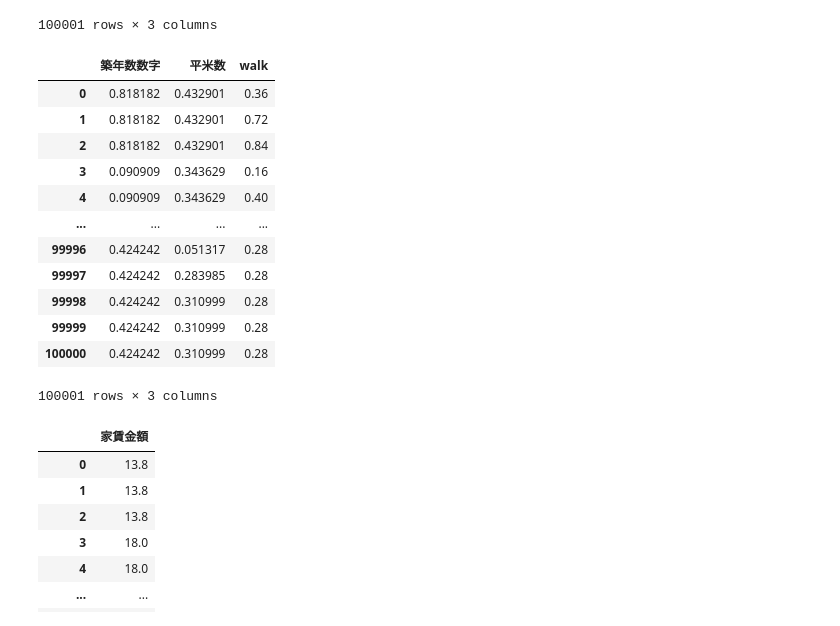
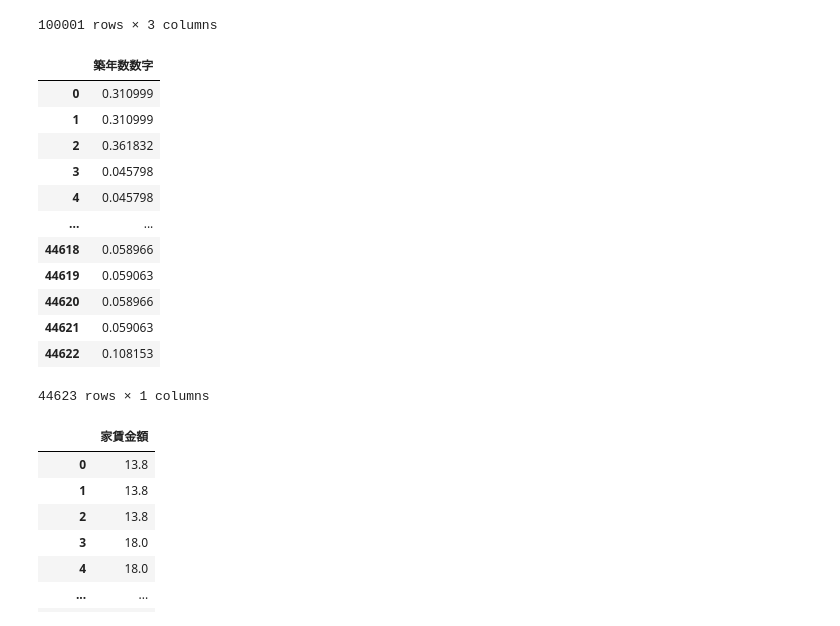
Before and after one commit to xxNaokixx/RealEstate-Aanlytics, a Jupyter notebook: tech0-suumo.ipynb, the cells around one changed output. Saved outputs shown, nothing was run; the diff lists cells and outputs as text; code cells hidden in the pictures.

```diff
--- a/tech0-suumo.ipynb
+++ b/tech0-suumo.ipynb
@@ -417,6 +406,12 @@ train_test
 | 99999 | 14 | 53.13 | 9 |
 | 100000 | 14 | 53.13 | 9 |
 100001 rows × 3 columns
+# %%
+test_test = test["平米数"]
+test_test2 = pd.DataFrame(test_test)
+test_test2
+
+test_nm = mm.fit_transform(test_test2)
 # %%
 #正規化
 train_nm = mm.fit_transform(train_test)
@@ -514,7 +509,7 @@ df_test
 # %%
 df2 = df_train
-df_test = df2.rename(columns={0: "築年数数字", 1: "平米数", 2: "walk"})
-df_test
+df_train = df2.rename(columns={0: "築年数数字", 1: "平米数", 2: "walk"})
+df_train
 # %% [output]
 |  | 築年数数字 | 平米数 | walk |
 | 0 | 0.818182 | 0.432901 | 0.36 |
@@ -546,21 +541,23 @@ df_train
 | 100000 | 0.424242 | 0.310999 | 0.28 |
 100001 rows × 3 columns
 # %%
+df3 = df_test
+df_test = df3.rename(columns={0: "平米数"})
 df_test
 # %% [output]
-|  | 築年数数字 | 平米数 | walk |
-| 0 | 0.818182 | 0.432901 | 0.36 |
-| 1 | 0.818182 | 0.432901 | 0.72 |
-| 2 | 0.818182 | 0.432901 | 0.84 |
-| 3 | 0.090909 | 0.343629 | 0.16 |
-| 4 | 0.090909 | 0.343629 | 0.40 |
-| ... | ... | ... | ... |
-| 99996 | 0.424242 | 0.051317 | 0.28 |
-| 99997 | 0.424242 | 0.283985 | 0.28 |
-| 99998 | 0.424242 | 0.310999 | 0.28 |
-| 99999 | 0.424242 | 0.310999 | 0.28 |
-| 100000 | 0.424242 | 0.310999 | 0.28 |
+|  | 築年数数字 |
+| 0 | 0.310999 |
+| 1 | 0.310999 |
+| 2 | 0.361832 |
+| 3 | 0.045798 |
+| 4 | 0.045798 |
+| ... | ... |
+| 44618 | 0.058966 |
+| 44619 | 0.059063 |
+| 44620 | 0.058966 |
+| 44621 | 0.059063 |
+| 44622 | 0.108153 |
-100001 rows × 3 columns
+44623 rows × 1 columns
 # %%
 #重回帰分析
 model = LR()
```
Also changed, not shown: parts of 32 cells of this notebook, 5 other files.
